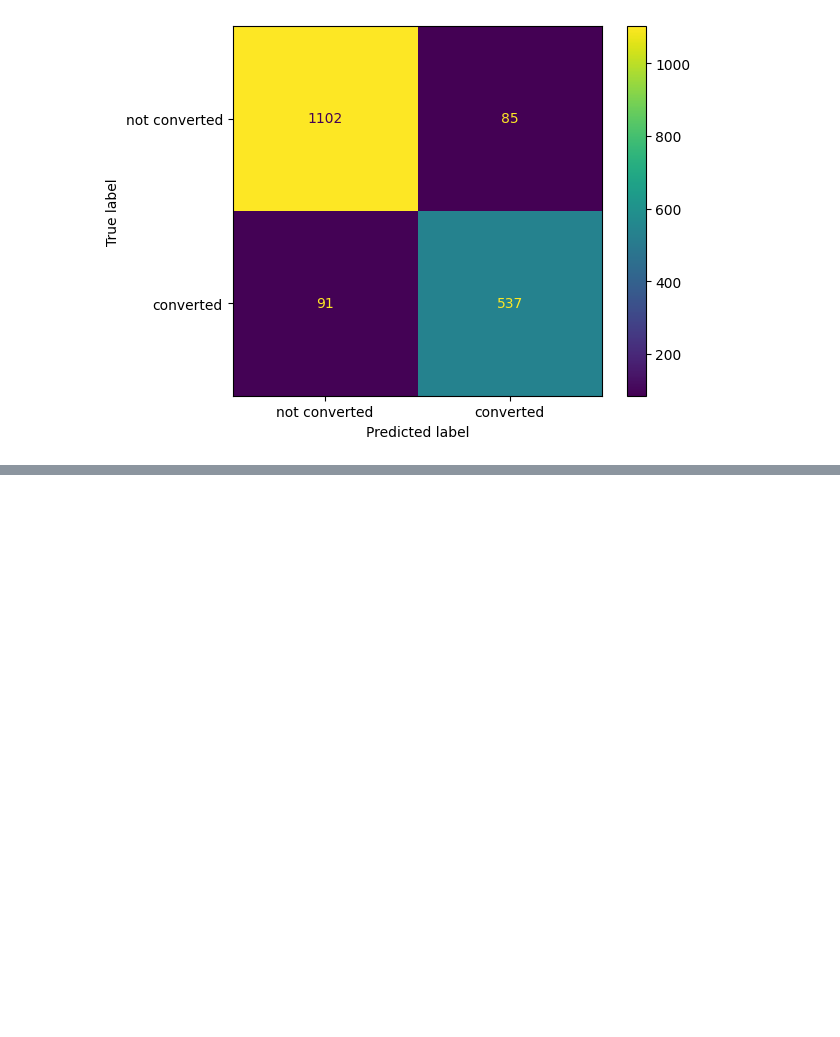
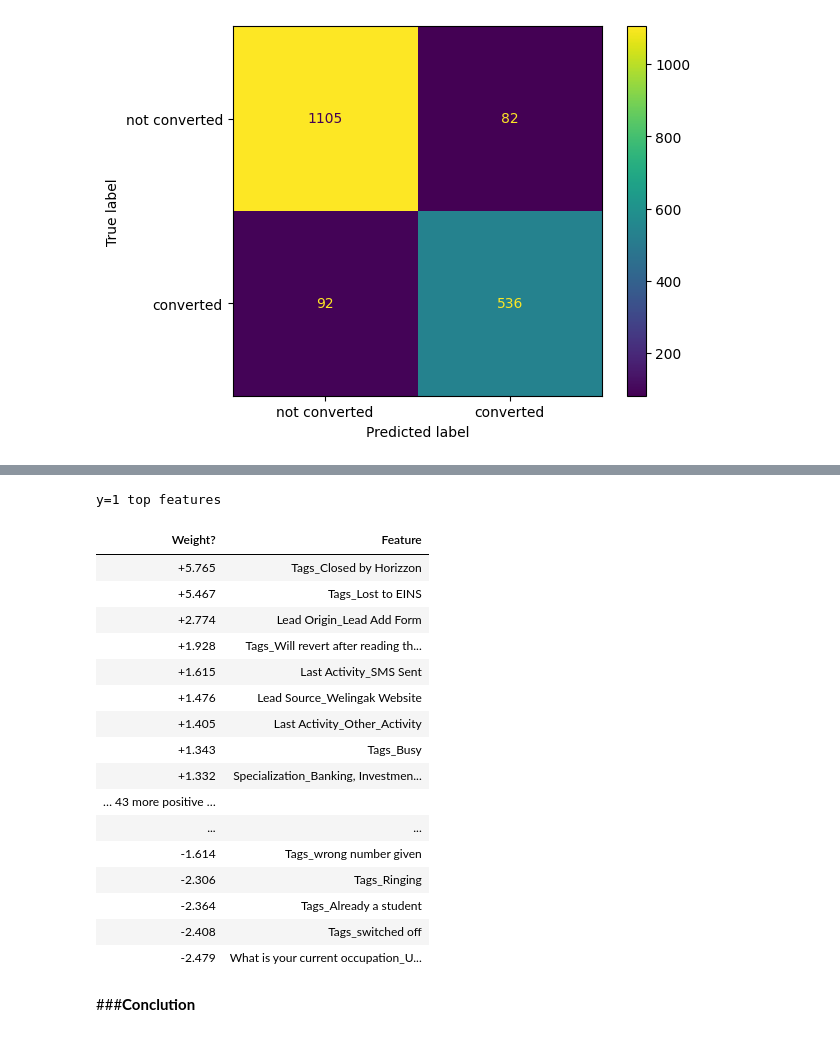
Before and after one commit to Mr-Himanshu123/Lead_Scoring_Prediction, a Jupyter notebook: Lead_Scoring_Prediction.ipynb, the cells around one changed output, grey strips where cells are left out. Saved outputs shown, nothing was run; the diff lists cells and outputs as text; code cells hidden in the pictures; blank space fills up the shorter version.

```diff
--- a/Lead_Scoring_Prediction.ipynb
+++ b/Lead_Scoring_Prediction.ipynb
@@ -1108,0 +1100,22 @@ The accuracy on test data is  0.9030303030303031
+# %%
+#Now removing more than 60% correlated data from the dataset
+# Create correlation matrix
+corr_matrix = lead_data_dummies_copy.corr().abs()
+
+# Select upper triangle of correlation matrix
+upper = corr_matrix.where(np.triu(np.ones(corr_matrix.shape), k=1).astype(bool))
+
+# Find features with correlation greater than 0.95
+to_drop = [column for column in upper.columns if any(upper[column] > 0.60)]
+
+# Drop features
+lead_data_dummies_copy.drop(to_drop, axis=1, inplace=True)
+# %%
+#Saparating X and y variable from the dataset
+X=lead_data_dummies_copy.drop(columns = ['Converted'])
+y=lead_data_dummies_copy['Converted']
+# %%
+from sklearn.model_selection import train_test_split
+X_train, X_test, y_train, y_test = train_test_split( X,y , test_size = 0.2, random_state = 0)
+print(X_train.shape)
+print(X_test.shape)
@@ -1108,0 +1125,5 @@ The accuracy on test data is  0.9030303030303031
+# %%
+from sklearn.linear_model import LogisticRegression
+
+clf = LogisticRegression(fit_intercept=True, max_iter=10000)
+clf.fit(X_train, y_train)
@@ -1148,0 +1205,27 @@ accuracy_score(y_test, test_class_preds)
+# %%
+# importing eli5
+import eli5 as eli
+
+# Explain the weights
+eli.explain_weights(clf, feature_names = list(X.columns))
+# %% [output]
+y=1 top features
+| Weight? | Feature |
+| +5.765 | Tags_Closed by Horizzon |
+| +5.467 | Tags_Lost to EINS |
+| +2.774 | Lead Origin_Lead Add Form |
+| +1.928 | Tags_Will revert after reading th... |
+| +1.615 | Last Activity_SMS Sent |
+| +1.476 | Lead Source_Welingak Website |
+| +1.405 | Last Activity_Other_Activity |
+| +1.343 | Tags_Busy |
+| +1.332 | Specialization_Banking, Investmen... |
+| … 43 more positive … |  |
+| ... | ... |
+| -1.614 | Tags_wrong number given |
+| -2.306 | Tags_Ringing |
+| -2.364 | Tags_Already a student |
+| -2.408 | Tags_switched off |
+| -2.479 | What is your current occupation_U... |
+# %% [markdown]
+###**Conclution**
```
Also changed, not shown: parts of 16 cells of this notebook.
